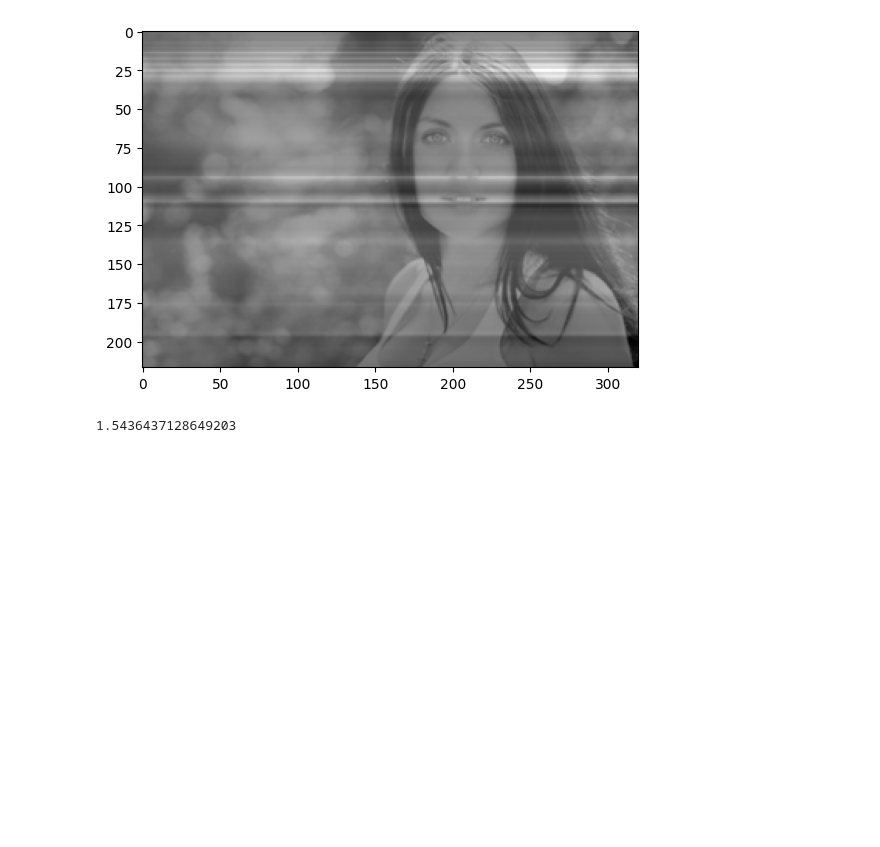
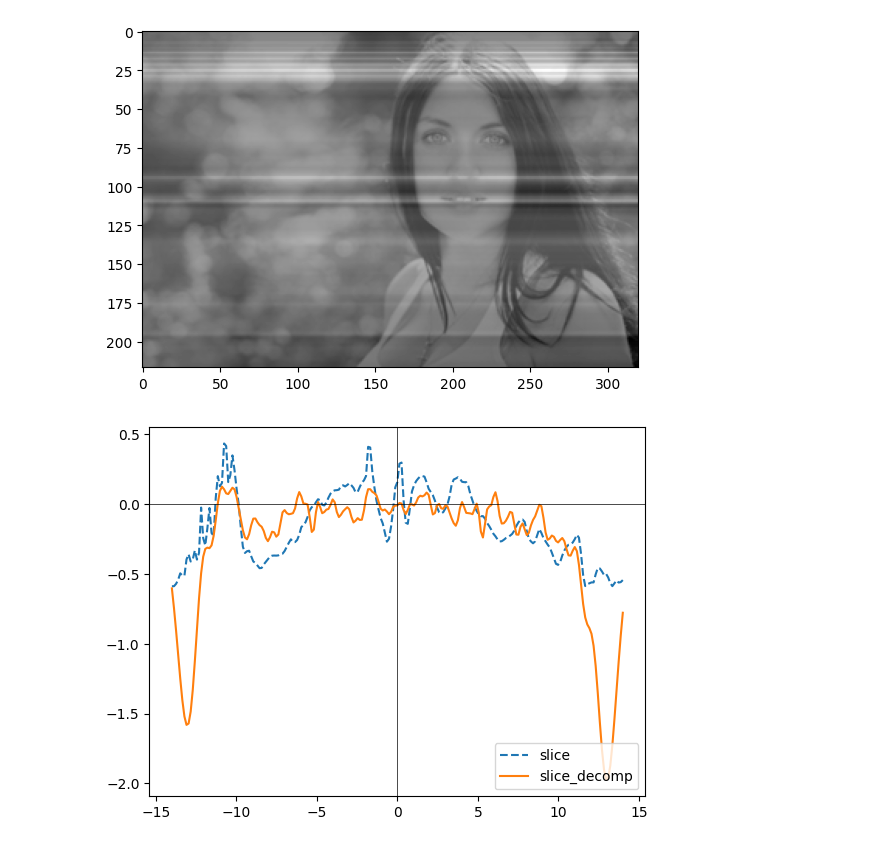
Before and after one commit to luseno4ek/hermite-pooling, a Jupyter notebook: hermite_pooling.ipynb, the cells around one changed output. Cells and saved outputs as stored; diff of their text form; code cells hidden in the pictures; blank space fills up the shorter version.

Commit message:
try to perform hermite decomposition

```diff
--- a/hermite_pooling.ipynb
+++ b/hermite_pooling.ipynb
@@ -118,7 +118,8 @@ plt.imshow(im_new, cmap='gray')
 <matplotlib.image.AxesImage at 0x...>
 [figure]
 # %%
-def hermite_coef(i : int, j : int, f: np.ndarray) -> float:
+def hermite_coef(i : int, j : int, f : np.ndarray, return_hermite_func : bool = False) -> float:
+    '''Calculates Hermite coefficient c_ij.'''
     # integration limits
     lim_x, lim_y = hermite_localization(i), hermite_localization(j)
     # grid
@@ -132,9 +133,32 @@ def hermite_coef(i : int, j : int, f: np.ndarray) -> float:
     psi_i = hermite_functions(i, x).reshape(-1,1)
     psi_j = hermite_functions(j, y).reshape(1,-1)
     # integral as sum
-    result = np.sum(f * psi_i * psi_j * h_x * h_y)
-    return result
+    c = np.sum(f * psi_i * psi_j * h_x * h_y)
+    if return_hermite_func:
+        return psi_i, psi_j, c
+    else:
+        return c
+
+def hermite_decomp(im: np.ndarray, M: int, N: int) -> np.ndarray:
+    '''Performs Hermite decomposition of image.'''
+    # calculate decomposition as sum of series
+    decomp = np.zeros(im.shape)
+    for i in range(M):
+        for j in range(N):
+            psi_i, psi_j, c = hermite_coef(i, j, im, True)
+            decomp += c * psi_i * psi_j
+    return decomp
-# %%
-hermite_coef(1,10,im)
-# %% [output]
-1.5436437128649203
+# %%
+slice = im_new[:,135].reshape(-1,1)
+n = 90
+A_n = hermite_localization(n)
+x = np.linspace(-A_n, A_n, slice.shape[0])
+slice_decomp = hermite_decomp(slice, n, 1)[:,0]
+plt.plot(x, slice, '--', label="slice")
+plt.plot(x, slice_decomp, label="slice_decomp")
+plt.axhline(0, color="black", linewidth=0.5)
+plt.axvline(0, color="black", linewidth=0.5)
+plt.legend(loc='lower right')
+plt.show()
+# %% [output]
+[figure, added]
```
Also changed, not shown: parts of 1 cell of this notebook.
